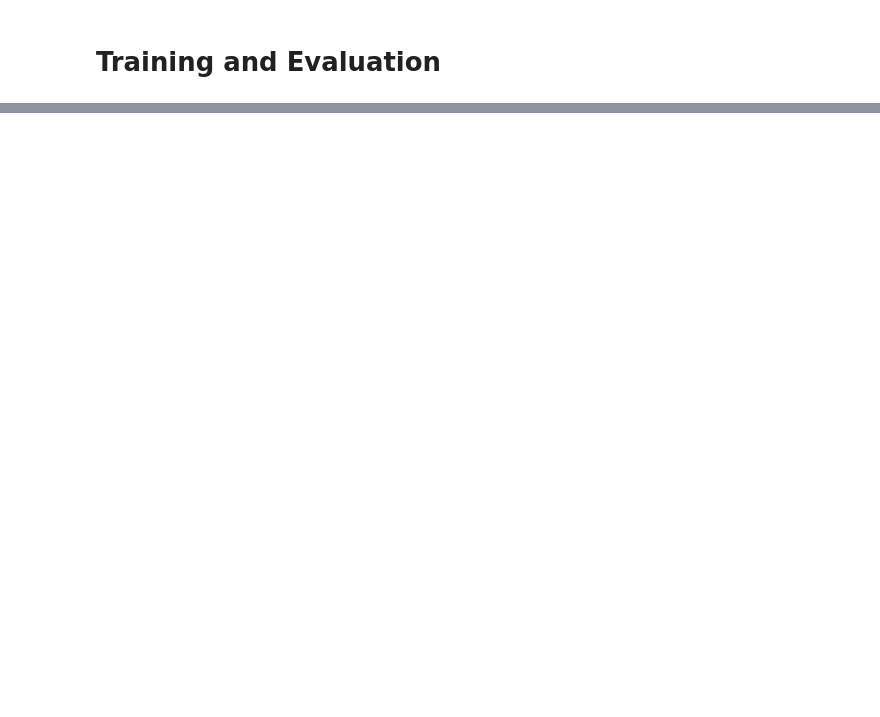
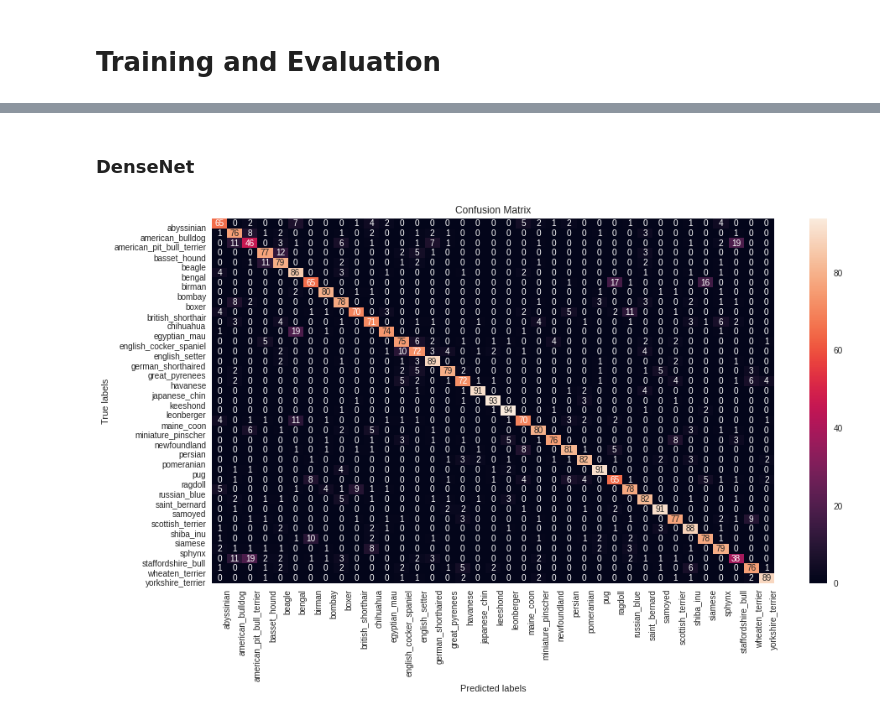
Before and after one commit to Dhagash4/CudaVision, a Jupyter notebook: assignment-4/experiment_2.ipynb, the cells around one changed output, grey strips where cells are left out. Cells and saved outputs as stored; diff of their text form; code cells hidden in the pictures; blank space fills up the shorter version.

```diff
--- a/assignment-4/experiment_2.ipynb
+++ b/assignment-4/experiment_2.ipynb
@@ -368,0 +638,16 @@ Epoch 1/50
+# %% [markdown]
+### DenseNet
+# %%
+acc_dense, labels_dense,pred_dense = test_model(model_dense)
+# %%
+labels_dense = np.concatenate(labels_dense,axis=0)
+pred_dense = np.concatenate(pred_dense,axis=0)
+# %%
+cm_dense = confusion_matrix(labels_dense, pred_dense)
+
+plot_confusion_matrix(cm_dense)
+plt.gcf().set_size_inches(15, 8)
+
+plt.show()
+# %% [output]
+[figure, added]
```
Also changed, not shown: parts of 36 cells of this notebook, 4 other files.
